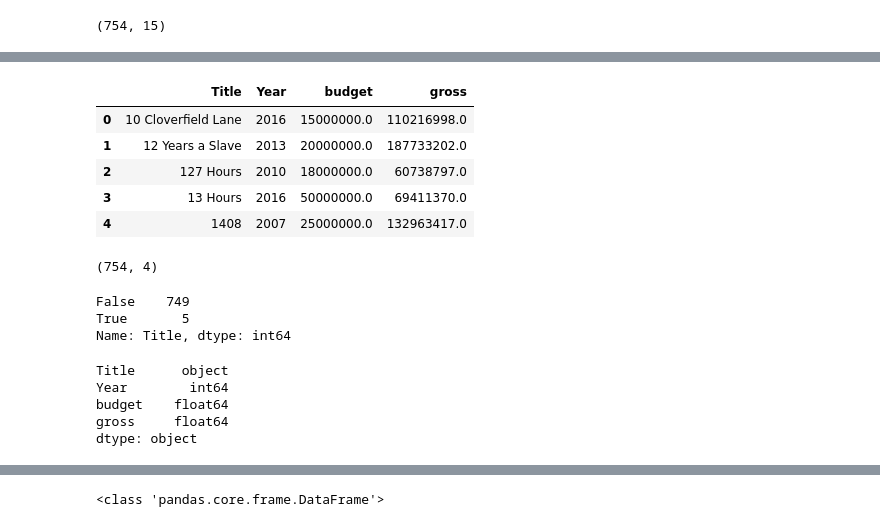
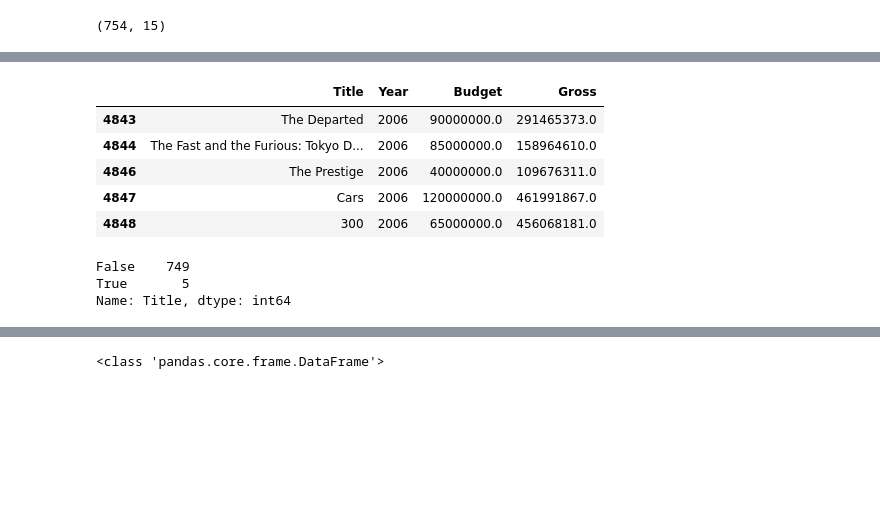
Before and after one commit to Misperia/FDS_project_2023, a Jupyter notebook: notebook.ipynb, the cells around one changed output, grey strips where cells are left out. Saved outputs shown, nothing was run; the diff lists cells and outputs as text; code cells hidden in the pictures; blank space fills up the shorter version.

Commit message:
Merged the budget with titles, 50 missing values

```diff
--- a/notebook.ipynb
+++ b/notebook.ipynb
@@ -728,7 +728,3 @@ df_budget.head()
 | 2 | Star Wars: Episode V - The Empire... | PG | Action | 1980 | June 20, 1980 (United States) | 8.7 | 1200000.0 | Irvin Kershner | Leigh Brackett | Mark Hamill | United States | ... |
 | 3 | Airplane! | PG | Comedy | 1980 | July 2, 1980 (United States) | 7.7 | 221000.0 | Jim Abrahams | Jim Abrahams | Robert Hays | United States | ... |
 | 4 | Caddyshack | R | Comedy | 1980 | July 25, 1980 (United States) | 7.3 | 108000.0 | Harold Ramis | Brian Doyle-Murray | Chevy Chase | United States | ... |
-# %%
-#sort the dataframe by the name of the film
-df_budget.sort_values(by=['name'], inplace=True, ascending=True)
-df_budget.head()
@@ -841,23 +819,18 @@ df_budget.tail()
 | 753 | Zootopia | PG | Animation | 2016 | March 4, 2016 (United States) | 8.0 | 450000.0 | Byron Howard | Byron Howard | Ginnifer Goodwin | United States | ... |
 # %%
 #rename the year column to Year
-df_budget.rename(columns={'year': 'Year', 'name': 'Title'}, inplace=True)
+df_budget.rename(columns={'year': 'Year', 'name': 'Title', 'budget': 'Budget', 'gross': 'Gross'}, inplace=True)
 # %%
 #keep the title, year, budget and revenue columns
-df_budget = df_budget[['Title', 'Year', 'budget','gross']]
+df_budget = df_budget[['Title', 'Year', 'Budget','Gross']]
 df_budget.head()
 # %% [output]
-|  | Title | Year | budget | gross |
-| 0 | 10 Cloverfield Lane | 2016 | 15000000.0 | 110216998.0 |
-| 1 | 12 Years a Slave | 2013 | 20000000.0 | 187733202.0 |
-| 2 | 127 Hours | 2010 | 18000000.0 | 60738797.0 |
-| 3 | 13 Hours | 2016 | 50000000.0 | 69411370.0 |
-| 4 | 1408 | 2007 | 25000000.0 | 132963417.0 |
+|  | Title | Year | Budget | Gross |
+| 4843 | The Departed | 2006 | 90000000.0 | 291465373.0 |
+| 4844 | The Fast and the Furious: Tokyo D... | 2006 | 85000000.0 | 158964610.0 |
+| 4846 | The Prestige | 2006 | 40000000.0 | 109676311.0 |
+| 4847 | Cars | 2006 | 120000000.0 | 461991867.0 |
+| 4848 | 300 | 2006 | 65000000.0 | 456068181.0 |
-# %%
-#keep the movies that have the same title and the same year in both datasets
-df_budget.shape
-# %% [output]
-(754, 4)
 # %%
 #check duplicate titles in the dataset
 df_budget['Title'].duplicated().value_counts()
@@ -865,12 +838,3 @@ df_budget['Title'].duplicated().value_counts()
 False    749
 True       5
 Name: Title, dtype: int64
-# %%
-# check datatype of the columns
-df_budget.dtypes
-# %% [output]
-Title      object
-Year        int64
-budget    float64
-gross     float64
-dtype: object
```
Also changed, not shown: parts of 51 cells of this notebook.
